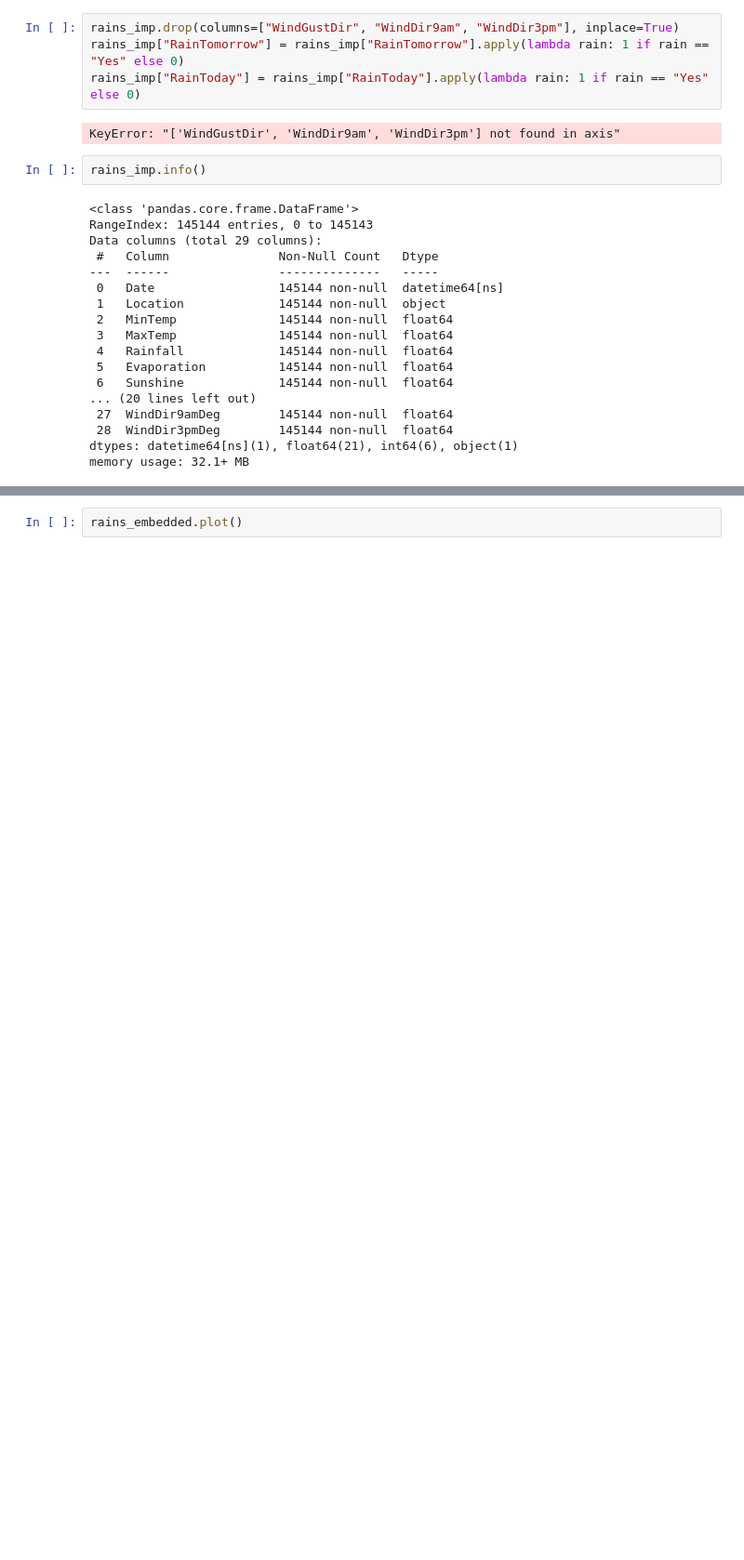
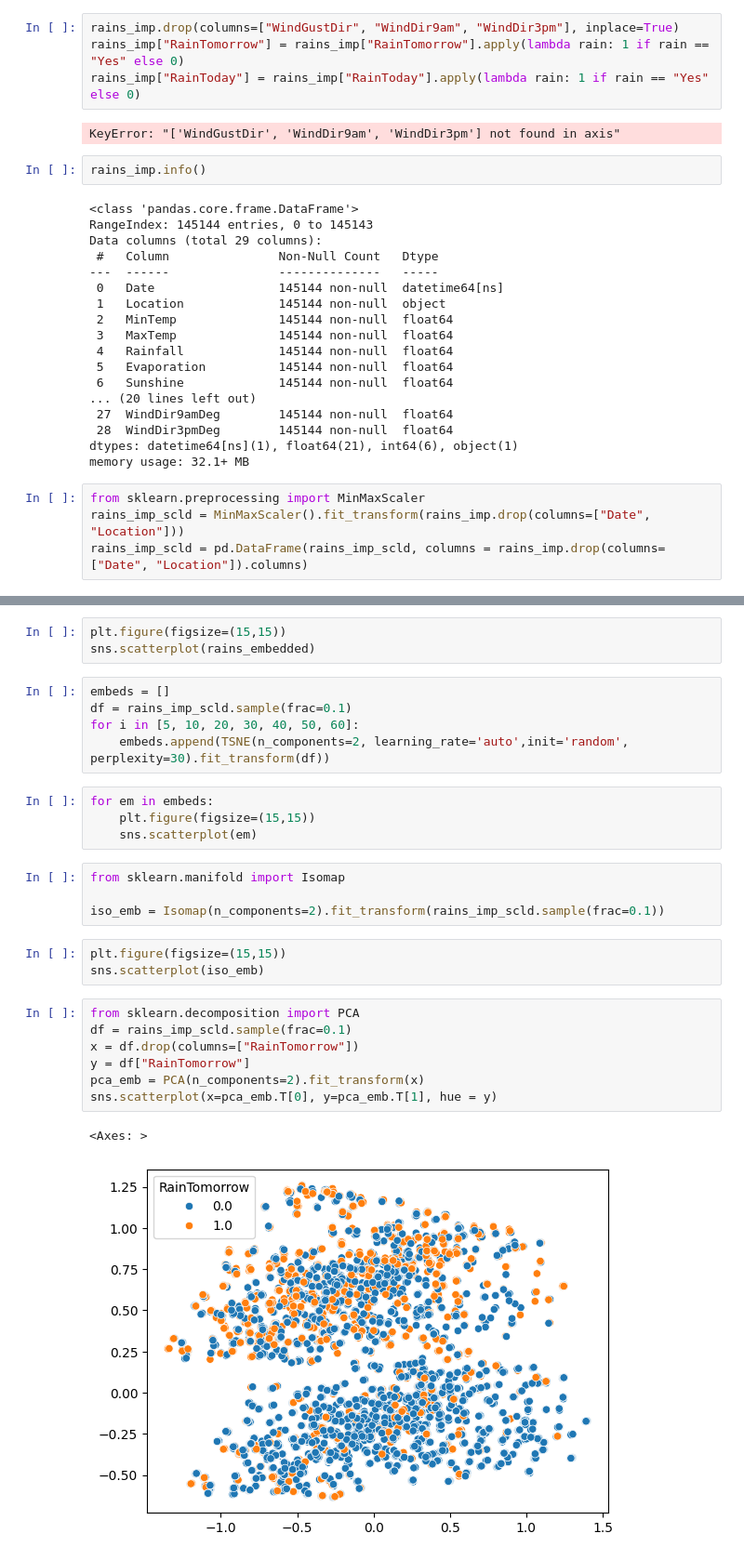
Before and after one commit to LeoCenturion/rain-in-australia, a Jupyter notebook: models/rains-in-australia.ipynb, the cells around one changed output, grey strips where cells are left out. Shown at 93% size. Saved outputs shown, nothing was run; the diff lists cells and outputs as text; blank space fills up the shorter version.

Commit message:
Pca tsne isomap

```diff
--- a/models/rains-in-australia.ipynb
+++ b/models/rains-in-australia.ipynb
@@ -852,5 +852,9 @@ Data columns (total 29 columns):
  28  WindDir3pmDeg        145144 non-null  float64
 dtypes: datetime64[ns](1), float64(21), int64(6), object(1)
 memory usage: 32.1+ MB
+# %%
+from sklearn.preprocessing import MinMaxScaler
+rains_imp_scld = MinMaxScaler().fit_transform(rains_imp.drop(columns=["Date", "Location"]))
+rains_imp_scld = pd.DataFrame(rains_imp_scld, columns = rains_imp.drop(columns=["Date", "Location"]).columns)
 # %%
 from sklearn.manifold import TSNE
@@ -858,2 +863,29 @@ rains_embedded = TSNE(n_components=2, learning_rate='auto',init='random', perple
 # %%
-rains_embedded.plot()
+plt.figure(figsize=(15,15))
+sns.scatterplot(rains_embedded)
+# %%
+embeds = []
+df = rains_imp_scld.sample(frac=0.1)
+for i in [5, 10, 20, 30, 40, 50, 60]:
+    embeds.append(TSNE(n_components=2, learning_rate='auto',init='random', perplexity=30).fit_transform(df))
+# %%
+for em in embeds:
+    plt.figure(figsize=(15,15))
+    sns.scatterplot(em)
+# %%
+from sklearn.manifold import Isomap
+
+iso_emb = Isomap(n_components=2).fit_transform(rains_imp_scld.sample(frac=0.1))
+# %%
+plt.figure(figsize=(15,15))
+sns.scatterplot(iso_emb)
+# %%
+from sklearn.decomposition import PCA
+df = rains_imp_scld.sample(frac=0.1)
+x = df.drop(columns=["RainTomorrow"])
+y = df["RainTomorrow"]
+pca_emb = PCA(n_components=2).fit_transform(x)
+sns.scatterplot(x=pca_emb.T[0], y=pca_emb.T[1], hue = y)
+# %% [output]
+<Axes: >
+[figure, added]
```
Also changed, not shown: parts of 1 cell of this notebook.
